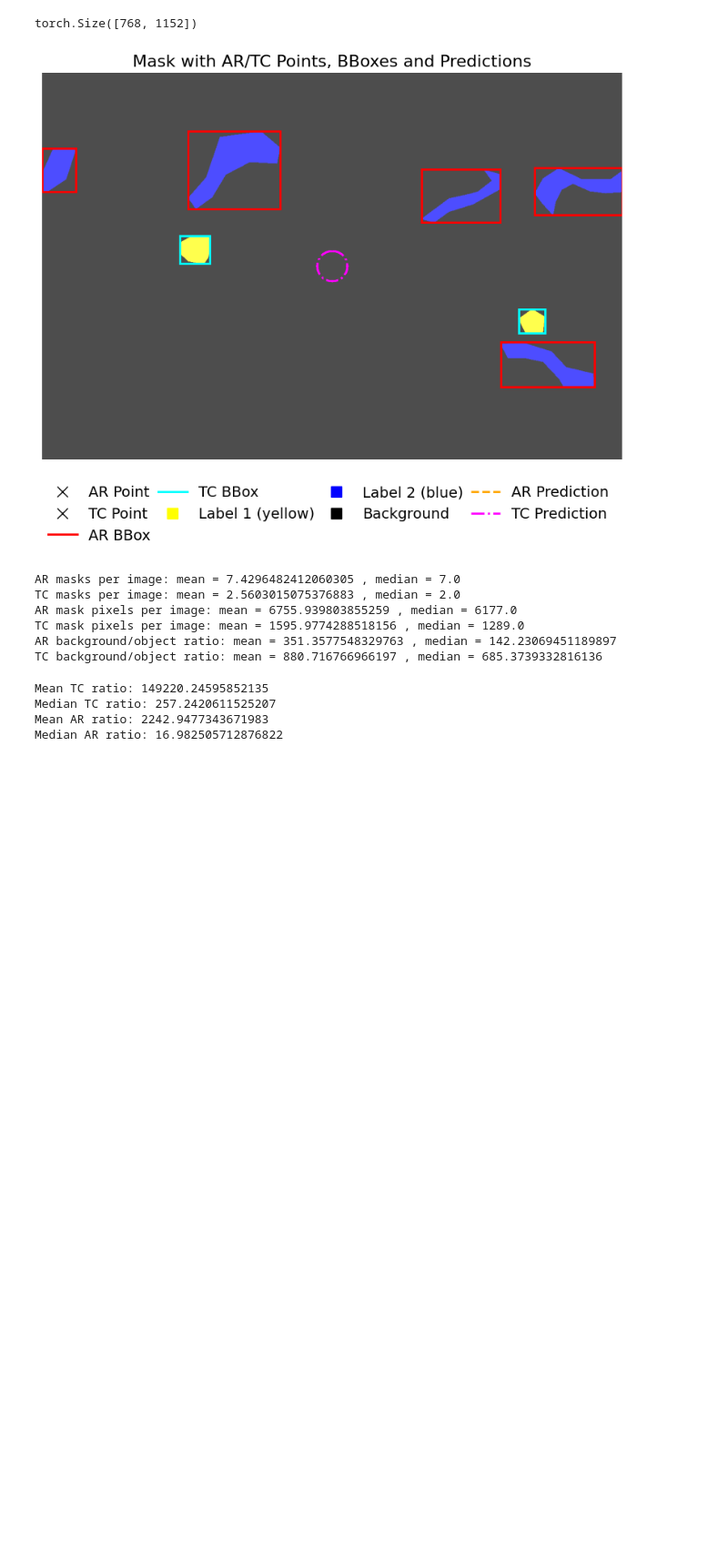
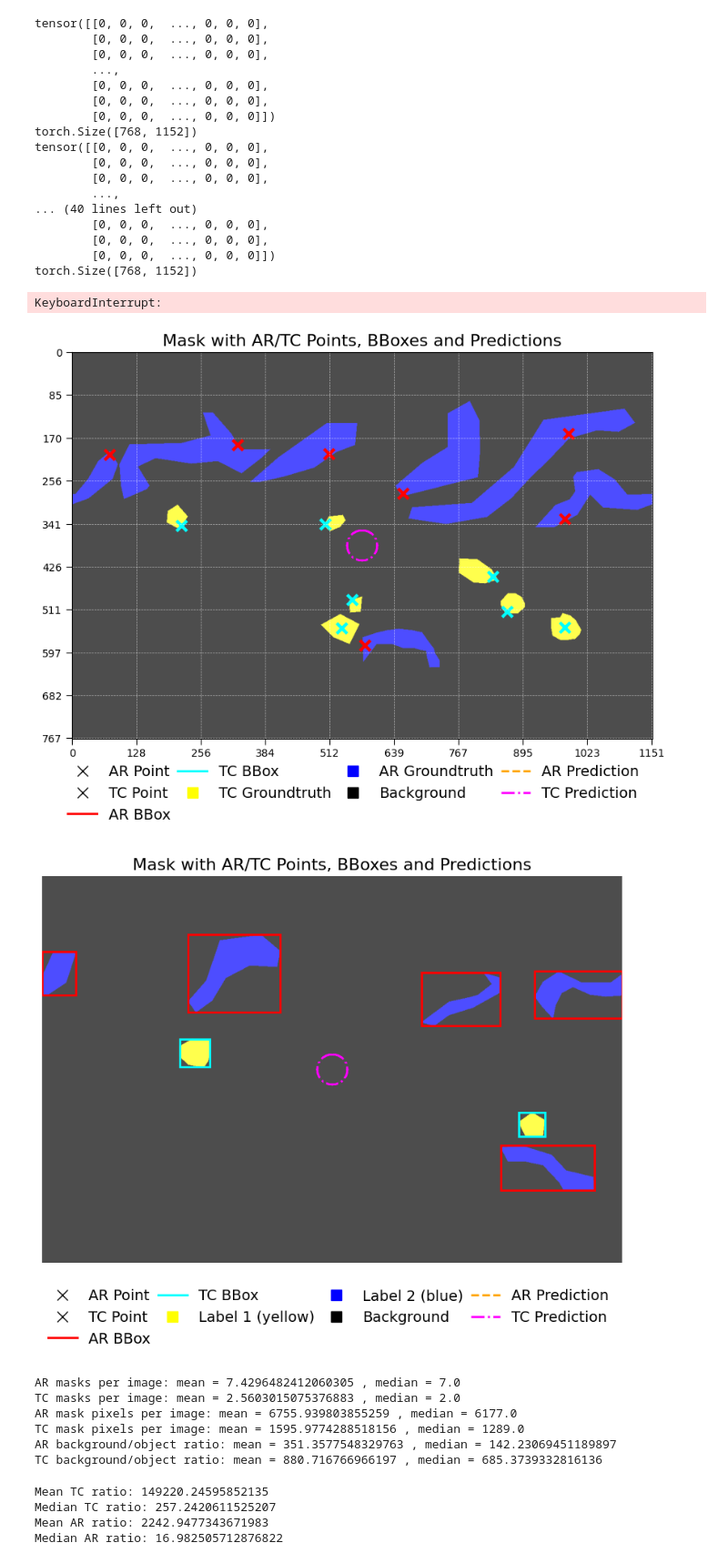
Before and after one commit to thangible/ClimateSAM, a Jupyter notebook: dataset_exploration.ipynb, the cells around one changed output. Shown at 91% size. Saved outputs shown, nothing was run; the diff lists cells and outputs as text; code cells hidden in the pictures; blank space fills up the shorter version.

```diff
--- a/dataset_exploration.ipynb
+++ b/dataset_exploration.ipynb
@@ -20,13 +20,13 @@ def setup_device_and_distributed(worker_id):
 device, local_rank = setup_device_and_distributed(0)
 
 data_dir = "../data/"
-train_dataset = ClimateDataset(
+val_dataset = ClimateDataset(
         data_dir=data_dir, train_flag=False, transforms=None
     )
-train_collate_fn = train_dataset.collate_fn
+val_collate_fn = val_dataset.collate_fn
 debug_size = 10
-indices = list(range(min(debug_size, len(train_dataset))))
-train_dataset = torch.utils.data.Subset(train_dataset, indices)
+indices = list(range(min(debug_size, len(val_dataset))))
+train_dataset = torch.utils.data.Subset(val_dataset, indices)
 
 def worker_init_fn(worker_id: int, base_seed: int, same_worker_seed: bool = True):
     """
@@ -42,10 +42,10 @@ def worker_init_fn(worker_id: int, base_seed: int, same_worker_seed: bool = True
     os.environ['PYTHONHASHSEED'] = str(seed)
 
 
-train_dataloader = DataLoader(
-    dataset=train_dataset, batch_size=2, shuffle=False, num_workers=0,
-    sampler=None, drop_last=False, collate_fn=train_collate_fn,
-    worker_init_fn=partial(worker_init_fn, base_seed=3407))
+val_dataloader = DataLoader(
+        dataset=val_dataset, batch_size=2, shuffle=False, num_workers=0,
+        drop_last=False, collate_fn=val_collate_fn, worker_init_fn=partial(worker_init_fn, base_seed=3407)
+    )
 # %%
 import os
 import csv
@@ -83,8 +83,6 @@ def plot_mask_with_points_and_bbox(mask, ar_points=None, tc_points=None, ar_bbox
         # If list/tuple (batched), use first element like original code
         if isinstance(obj, (list, tuple)):
             obj = obj[0]
-        if obj is None:
-            return np.empty((0, 2))
         if isinstance(obj, torch.Tensor):
             pts = obj
             if pts.ndim == 3:
@@ -226,39 +224,58 @@ def plot_mask_with_points_and_bbox(mask, ar_points=None, tc_points=None, ar_bbox
     return fig
 # %%
 import matplotlib.pyplot as plt
-
-for val_step, batch in enumerate(train_dataloader):
+from train_util import batch_to_cuda
+for val_step, batch in enumerate(val_dataloader):
+    batch = batch_to_cuda(batch, device)
     ar_points = batch['ar_point_prompts'] #list of (batch, num_points, 2) tensor or None
     tc_points = batch['tc_point_prompts'] #list of (batch, num_points, 2) tensor or None
     ar_bbox = batch['ar_bbox_prompts']  # list of (batch, num_boxes, 1, 4) tensor or None
     tc_bbox = batch['tc_bbox_prompts']  # list of (batch, num_boxes, 1, 4) tensor or None
+    mask = batch['gt_mask']
     # if ar_points is not None:
     #     print(len(ar_bbox))
     #     print(ar_bbox)
     #     print(ar_bbox[0].shape)
-    mask = batch['gt_mask'][0]
+    mask = mask[0]  # (H, W)
+    print(mask)
     ar_points_0 = batch['ar_point_prompts'][0]
     tc_points_0 = batch['tc_point_prompts'][0]
     ar_bbox_0 = batch['ar_bbox_prompts'][0]
     tc_bbox_0 = batch['tc_bbox_prompts'][0]
 
     print(mask.shape)
 
     tc_pred_mask = torch.zeros_like(mask)
     center_y, center_x = tc_pred_mask.shape[0] // 2, tc_pred_mask.shape[1] // 2
     radius = 30
     Y, X = torch.meshgrid(torch.arange(tc_pred_mask.shape[0]), torch.arange(tc_pred_mask.shape[1]), indexing='ij')
     dist = (X - center_x) ** 2 + (Y - center_y) ** 2
     tc_pred_mask[dist <= radius ** 2] = 1
     ar_pred_mask = torch.zeros_like(mask)  # Dummy prediction mask for AR
 
 
 
     fig = plot_mask_with_points_and_bbox(mask, ar_points_0, tc_points_0, ar_bbox_0, tc_bbox_0, tc_pred_mask, ar_pred_mask, radius=8, save_path=f'exp/debug/val_step_{val_step}.png', axis =True)
-
-    break
 # %% [output]
+tensor([[0, 0, 0,  ..., 0, 0, 0],
+        [0, 0, 0,  ..., 0, 0, 0],
+        [0, 0, 0,  ..., 0, 0, 0],
+        ...,
+        [0, 0, 0,  ..., 0, 0, 0],
+        [0, 0, 0,  ..., 0, 0, 0],
+        [0, 0, 0,  ..., 0, 0, 0]])
 torch.Size([768, 1152])
+tensor([[0, 0, 0,  ..., 0, 0, 0],
+        [0, 0, 0,  ..., 0, 0, 0],
+        [0, 0, 0,  ..., 0, 0, 0],
+        ...,
+... (40 lines left out)
+        [0, 0, 0,  ..., 0, 0, 0],
+        [0, 0, 0,  ..., 0, 0, 0],
+        [0, 0, 0,  ..., 0, 0, 0]])
+torch.Size([768, 1152])
+KeyboardInterrupt:
+[figure, added]
 # %%
 fig
 # %% [output]
```
Also changed, not shown: 3 other files.
